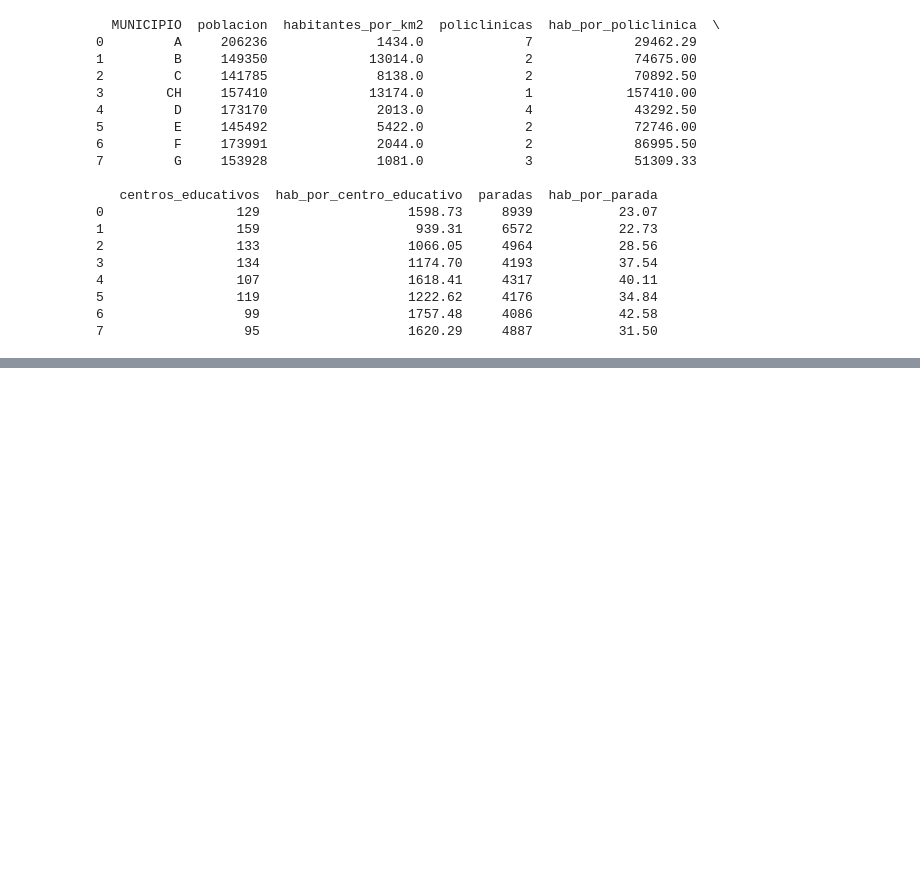
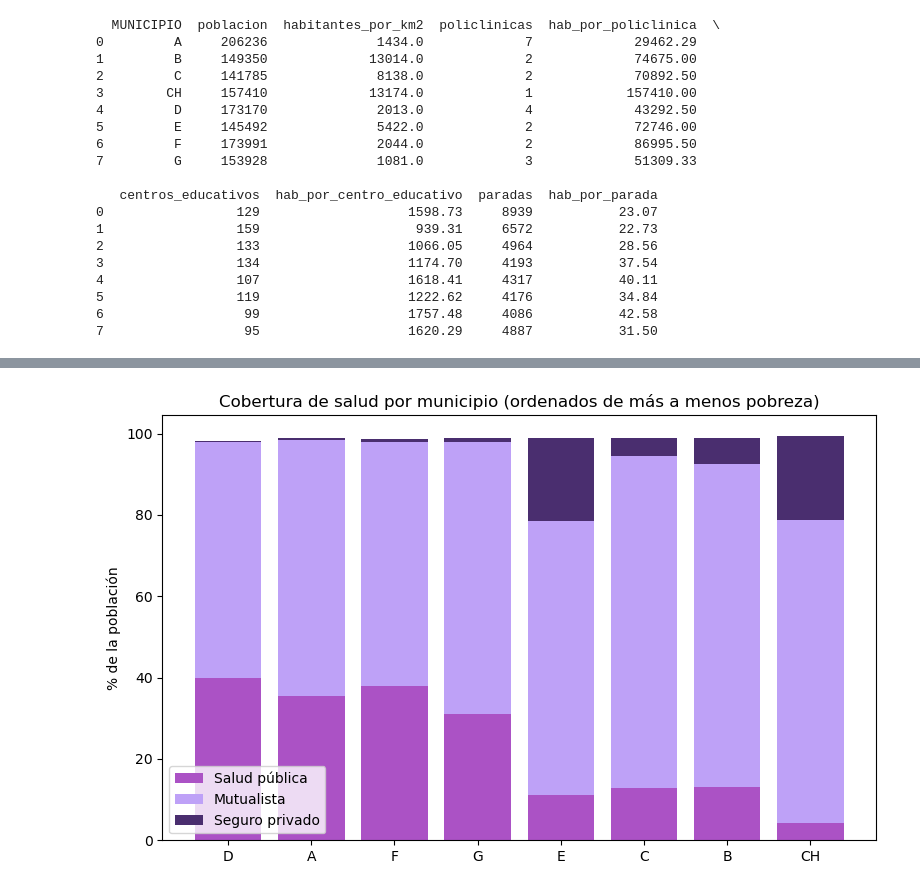
Before and after one commit to santiagoroth33/accesibilidad-servicios-montevideo, a Jupyter notebook: ProyectoCdD24.9.ipynb, the cells around one changed output, grey strips where cells are left out. Drawn from its saved outputs; the diff is of its cells as text; code cells hidden in the pictures; blank space fills up the shorter version.

```diff
--- a/ProyectoCdD24.9.ipynb
+++ b/ProyectoCdD24.9.ipynb
@@ -927,0 +1176,17 @@ print(
+# %%
+orden = base.sort_values("pobreza_personas_total", ascending=False)
+
+fig, ax = plt.subplots(figsize=(8, 5))
+ax.bar(orden["municipio"], orden["cob_publica"], label="Salud pública", color = "#AB52C5")
+ax.bar(orden["municipio"], orden["cob_mutualista"],
+       bottom=orden["cob_publica"], label="Mutualista", color ="#BEA1F7")
+ax.bar(orden["municipio"], orden["cob_seguro_privado"],
+       bottom=orden["cob_publica"] + orden["cob_mutualista"], label="Seguro privado", color="#4A2E6F")
+ax.set_ylabel("% de la población")
+ax.set_title("Cobertura de salud por municipio (ordenados de más a menos pobreza)")
+ax.legend()
+plt.tight_layout()
+fig.savefig("grafico_cobertura_salud.png", dpi=300, bbox_inches="tight")
+plt.show()
+# %% [output]
+[figure, added]
```
Also changed, not shown: parts of 31 cells of this notebook.
